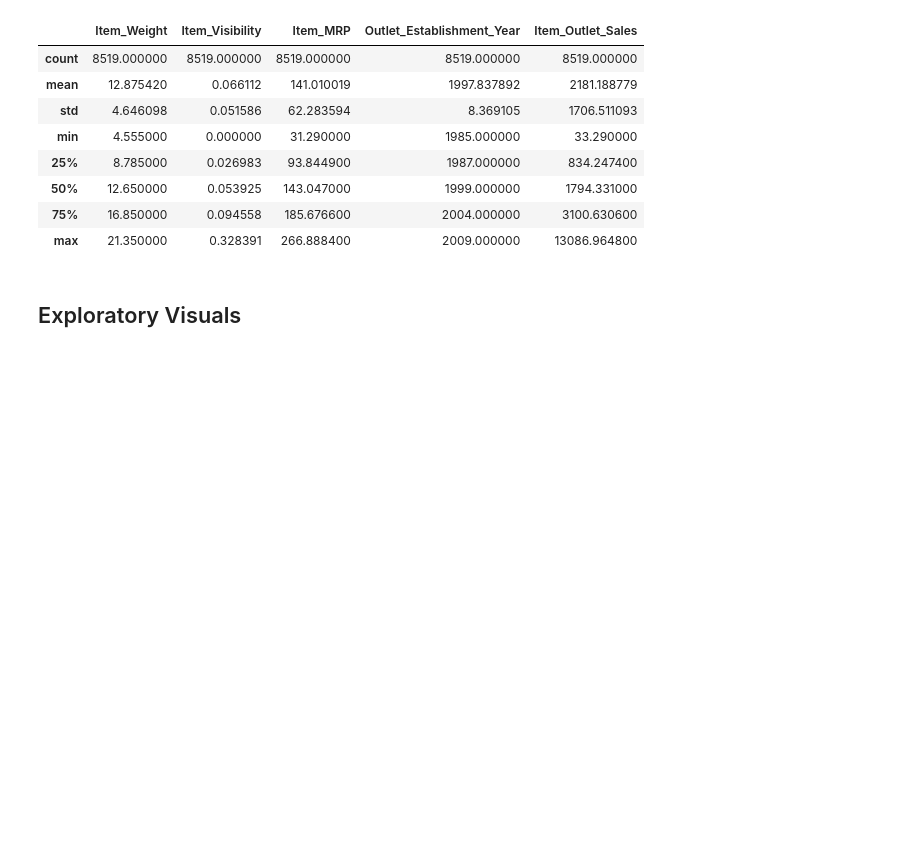
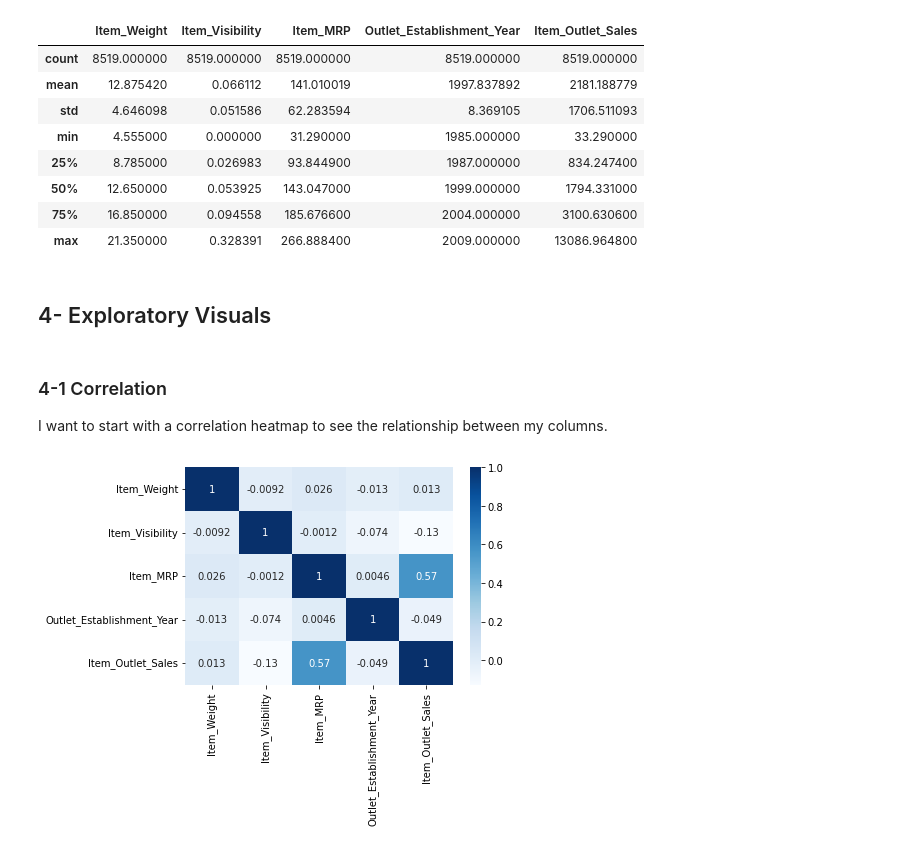
Before and after one commit to RaymondGarcia1107/CodingDojoProject1, a Jupyter notebook: Sales_Predictions.ipynb, the cells around one changed output. Cells and saved outputs as stored; diff of their text form; code cells hidden in the pictures; blank space fills up the shorter version.

```diff
--- a/Sales_Predictions.ipynb
+++ b/Sales_Predictions.ipynb
@@ -265,0 +283,3 @@ dtype: int64
+# %%
+sales['Outlet_Size'].replace('High','Large',inplace = True)
+sales.value_counts(subset = ['Outlet_Size'])
@@ -281,4 +308,12 @@ sales.describe()
 | 75% | 16.850000 | 0.094558 | 185.676600 | 2004.000000 | 3100.630600 |
 | max | 21.350000 | 0.328391 | 266.888400 | 2009.000000 | 13086.964800 |
 # %% [markdown]
-## Exploratory Visuals
+## 4- Exploratory Visuals
+# %% [markdown]
+### 4-1 Correlation
+I want to start with a correlation heatmap to see the relationship between my columns.
+# %%
+corr = sales.corr()
+sns.heatmap(corr, cmap = 'Blues',annot=True);
+# %% [output]
+[figure, added]
```
Also changed, not shown: parts of 35 cells of this notebook.
